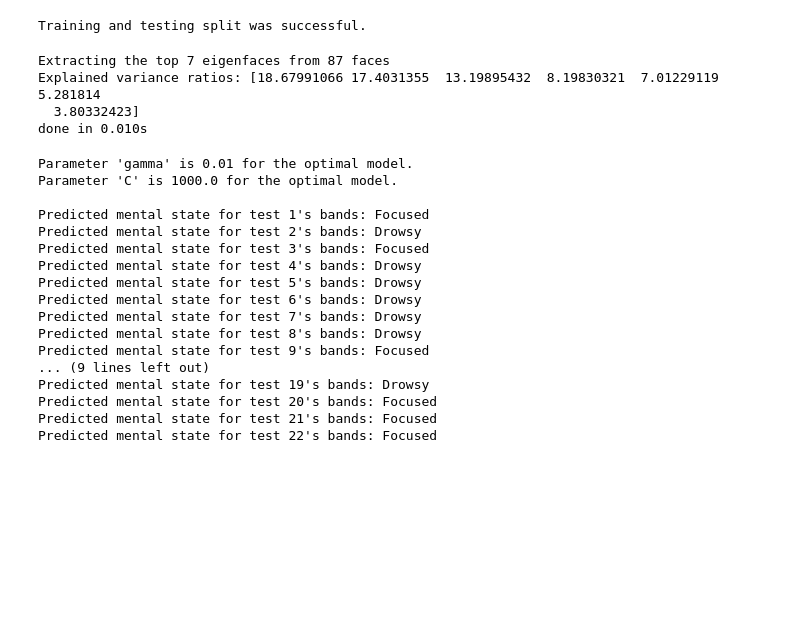
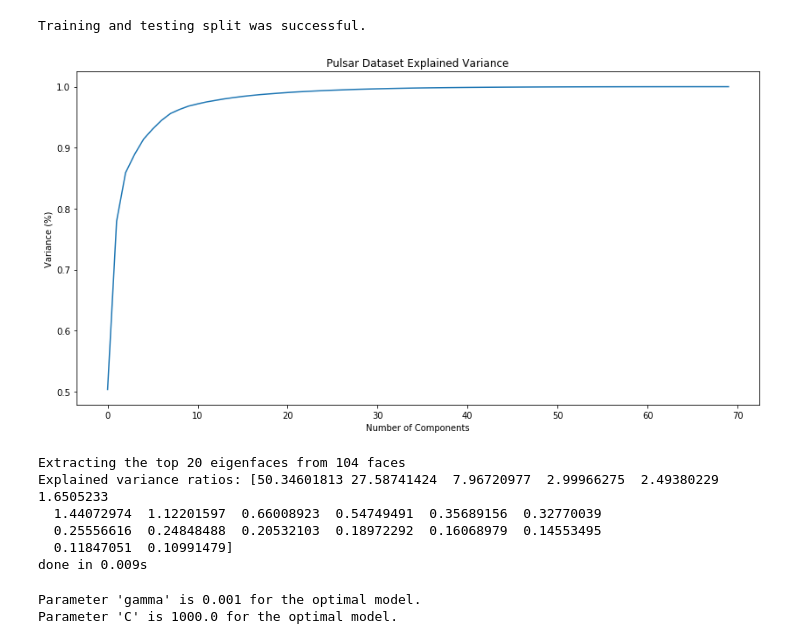
Before and after one commit to omarmagdy217/Driving-Behavior-Prediction_GP, a Jupyter notebook: Data Classification/state_prediction.ipynb, the cells around one changed output. Cells and saved outputs as stored; diff of their text form; code cells hidden in the pictures; blank space fills up the shorter version.

```diff
--- a/Data Classification/state_prediction.ipynb
+++ b/Data Classification/state_prediction.ipynb
@@ -162,4 +170,7 @@ from sklearn.preprocessing import MinMaxScaler
 # Initialize a scaler, then apply it to the features
 scaler = MinMaxScaler() # default=(0, 1)
 
-features_log_minmax_transform_out = scaler.fit_transform(features_log_transformed_out)
+features_log_minmax_transform_out = pd.DataFrame(scaler.fit_transform(features_log_transformed_out), columns=features_raw.columns)
+
+# Show an example of a record with scaling applied
+display(features_log_minmax_transform_out.head())
@@ -172,18 +191,34 @@ Bands = np.array(features_log_minmax_transform_out)
 state = np.array(target_raw_out)
 
 # Shuffle and split the data into training and testing subsets
-X_train, X_test, y_train, y_test = train_test_split(Bands, state, test_size=0.2, random_state=42)
+X_train, X_test, y_train, y_test = train_test_split(Bands, state, test_size=0.2, random_state=42, shuffle=True)
 
 # Success
 print("Training and testing split was successful.")
 # %% [output]
 Training and testing split was successful.
+# %%
+# Import PCA
+from sklearn.decomposition import PCA
+
+# Fitting the PCA algorithm with our Data
+pca = PCA().fit(X_train)
+
+# Plotting the Cumulative Summation of the Explained Variance
+plt.figure(figsize = (14,7))
+plt.plot(np.cumsum(pca.explained_variance_ratio_))
+plt.xlabel('Number of Components')
+plt.ylabel('Variance (%)') #for each component
+plt.title('Pulsar Dataset Explained Variance')
+plt.show()
+# %% [output]
+[figure, added]
 # %%
-# Import time and PCA
+# Import time
 from time import time
-from sklearn.decomposition import PCA
 
-n_components = 7
+# From the Explained Variance graph.
+n_components = 20
 
 print( "Extracting the top %d eigenfaces from %d faces" % (n_components, X_train.shape[0]) )
 t0 = time()
@@ -200,42 +235,19 @@ X_test_pca = pca.transform(X_test)
 print("Explained variance ratios:", pca.explained_variance_ratio_*100)
 print("done in %0.3fs" % (time() - t0))
 # %% [output]
-Extracting the top 7 eigenfaces from 87 faces
-Explained variance ratios: [18.67991066 17.4031355  13.19895432  8.19830321  7.01229119  5.281814
-  3.80332423]
-done in 0.010s
+Extracting the top 20 eigenfaces from 104 faces
+Explained variance ratios: [50.34601813 27.58741424  7.96720977  2.99966275  2.49380229  1.6505233
+  1.44072974  1.12201597  0.66008923  0.54749491  0.35689156  0.32770039
+  0.25556616  0.24848488  0.20532103  0.18972292  0.16068979  0.14553495
+  0.11847051  0.10991479]
+done in 0.009s
 # %%
 # Fit the training data to the model using grid search
 model = fit_model(X_train_pca, y_train)
 
 # Produce the value for 'gamma' and 'C'
 print("Parameter 'gamma' is {} for the optimal model.".format(model.get_params()['gamma']))
-print("Parameter 'C' is {} for the optimal model.\n".format(model.get_params()['C']))
-
-# Make predictions. Store them in the variable y_pred.
-y_pred = model.predict(X_test_pca)
-
-# Label states class.
-states_class = ['Focused', 'De-Focused', 'Drowsy']
-
-# Show predictions
-for i, state in enumerate(y_pred):
-    print("Predicted mental state for test {}'s bands: {}".format(i+1, states_class[state-1]))
+print("Parameter 'C' is {} for the optimal model.".format(model.get_params()['C']))
 # %% [output]
-Parameter 'gamma' is 0.01 for the optimal model.
+Parameter 'gamma' is 0.001 for the optimal model.
 Parameter 'C' is 1000.0 for the optimal model.
-
-Predicted mental state for test 1's bands: Focused
-Predicted mental state for test 2's bands: Drowsy
-Predicted mental state for test 3's bands: Focused
-Predicted mental state for test 4's bands: Drowsy
-Predicted mental state for test 5's bands: Drowsy
-Predicted mental state for test 6's bands: Drowsy
-Predicted mental state for test 7's bands: Drowsy
-Predicted mental state for test 8's bands: Drowsy
-Predicted mental state for test 9's bands: Focused
-... (9 lines left out)
-Predicted mental state for test 19's bands: Drowsy
-Predicted mental state for test 20's bands: Focused
-Predicted mental state for test 21's bands: Focused
-Predicted mental state for test 22's bands: Focused
```
Also changed, not shown: parts of 11 cells of this notebook, 1 other file.
